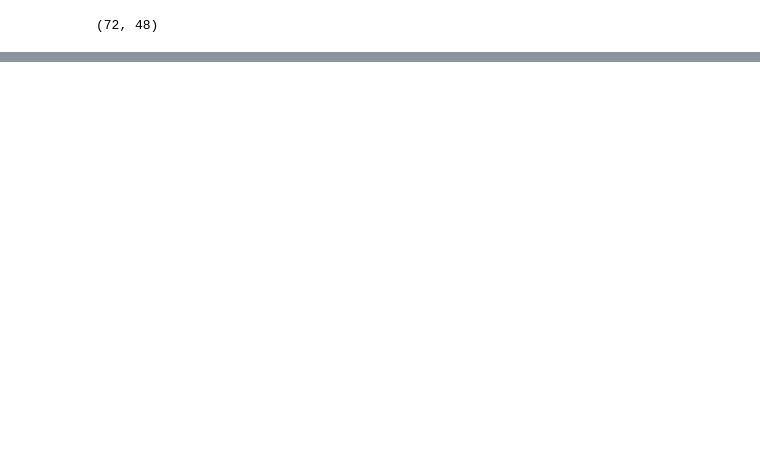
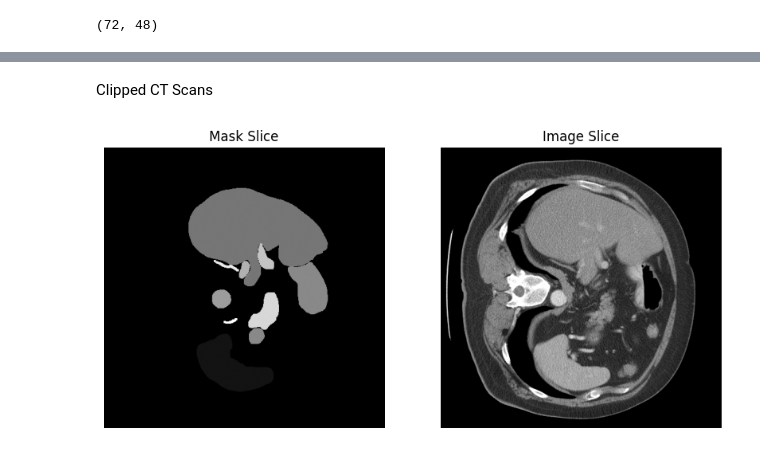
Before and after one commit to Ismailjm/Abdomen-CT_Segmentation, a Jupyter notebook: normal_training.ipynb, the cells around one changed output, grey strips where cells are left out. Saved outputs shown, nothing was run; the diff lists cells and outputs as text; code cells hidden in the pictures; blank space fills up the shorter version.

Commit message:
test scans preprocessing

```diff
--- a/normal_training.ipynb
+++ b/normal_training.ipynb
@@ -258,0 +232,2 @@ Training on /home/ismail/projet_PFE/Hands-on-nnUNet/nnUNetFrame/dataset/RawData/
+# %%
+train_df = pd.read_csv(os.path.join(data_path, "split", "train_dataset.csv"))
@@ -258,0 +262,10 @@ Training on /home/ismail/projet_PFE/Hands-on-nnUNet/nnUNetFrame/dataset/RawData/
+# %%
+img_path = train_df.iloc[0]["img_path"]
+mask_path = train_df.iloc[0]["mask_path"]
+
+img = nib.load(img_path)
+mask = nib.load(mask_path)
+
+# Get the specific slice
+img_array = img.dataobj[:,:, train_df.iloc[0]["begin_slice"]+20].astype(np.float32)  # (H, W)
+mask_array = mask.dataobj[:,:, train_df.iloc[0]["begin_slice"]+20].astype(np.float32)  # (H, W)
@@ -258,0 +301,22 @@ Training on /home/ismail/projet_PFE/Hands-on-nnUNet/nnUNetFrame/dataset/RawData/
+# %% [markdown]
+Clipped CT Scans
+# %%
+def clip_and_rescale(ct_array, min_hu=-175, max_hu=250):
+    clipped = np.clip(ct_array, min_hu, max_hu)
+    return (clipped + abs(min_hu)) / (max_hu + abs(min_hu))
+
+mask_slice = clip_and_rescale(mask_array)
+img_slice = clip_and_rescale(img_array)
+plt.figure(figsize=(10, 5))
+plt.subplot(1, 2, 1)
+plt.imshow(mask_slice, cmap='gray')
+plt.title("Mask Slice")
+plt.axis('off')
+
+plt.subplot(1,2,2)
+plt.imshow(img_slice, cmap='gray')
+plt.title("Image Slice")
+plt.axis('off')
+plt.show()
+# %% [output]
+[figure, added]
```
Also changed, not shown: parts of 16 cells of this notebook.
